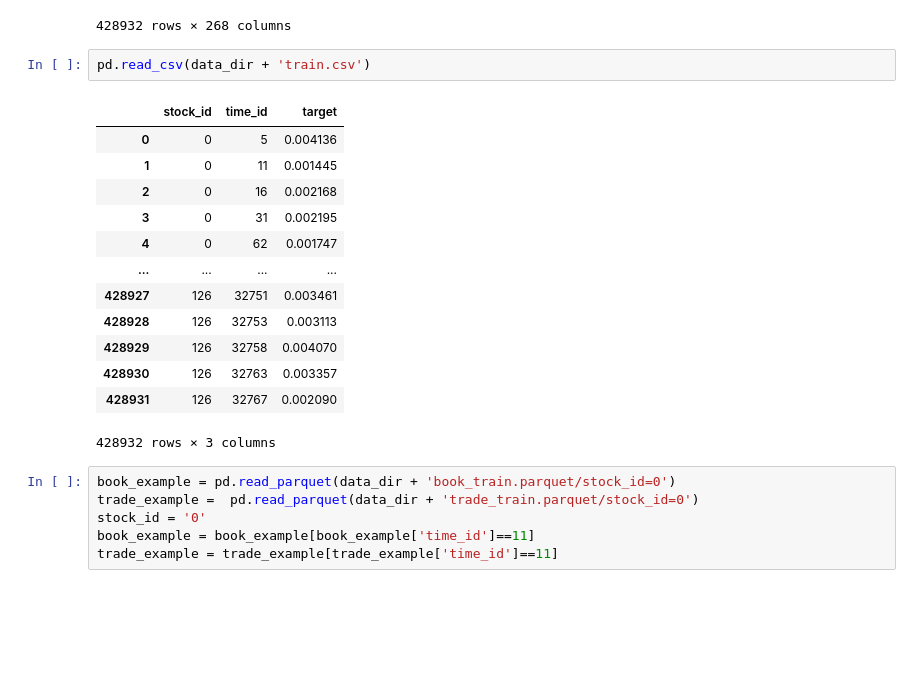
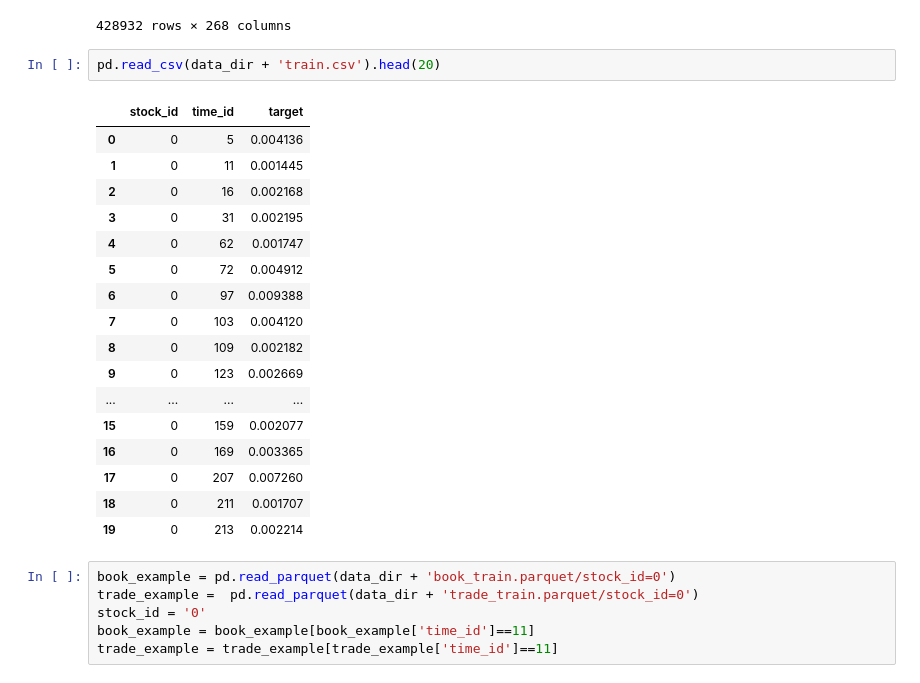
Before and after one commit to eugenusb/Optiver, a Jupyter notebook: Starter.ipynb, the cells around one changed output. Cells and saved outputs as stored; diff of their text form; blank space fills up the shorter version.

```diff
--- a/Starter.ipynb
+++ b/Starter.ipynb
@@ -461,21 +389,25 @@ train
 | 428931 | 126 | 32767 | 0.002090 | 126-32767 | 217.058919 | 1.000272 | 0.000384 | 217.079726 | 1.000367 | 0.000465 | ... |
 428932 rows × 268 columns
 # %%
-pd.read_csv(data_dir + 'train.csv')
+pd.read_csv(data_dir + 'train.csv').head(20)
 # %% [output]
 |  | stock_id | time_id | target |
 | 0 | 0 | 5 | 0.004136 |
 | 1 | 0 | 11 | 0.001445 |
 | 2 | 0 | 16 | 0.002168 |
 | 3 | 0 | 31 | 0.002195 |
 | 4 | 0 | 62 | 0.001747 |
+| 5 | 0 | 72 | 0.004912 |
+| 6 | 0 | 97 | 0.009388 |
+| 7 | 0 | 103 | 0.004120 |
+| 8 | 0 | 109 | 0.002182 |
+| 9 | 0 | 123 | 0.002669 |
 | ... | ... | ... | ... |
-| 428927 | 126 | 32751 | 0.003461 |
-| 428928 | 126 | 32753 | 0.003113 |
-| 428929 | 126 | 32758 | 0.004070 |
-| 428930 | 126 | 32763 | 0.003357 |
-| 428931 | 126 | 32767 | 0.002090 |
+| 15 | 0 | 159 | 0.002077 |
+| 16 | 0 | 169 | 0.003365 |
+| 17 | 0 | 207 | 0.007260 |
+| 18 | 0 | 211 | 0.001707 |
+| 19 | 0 | 213 | 0.002214 |
-428932 rows × 3 columns
 # %%
 book_example = pd.read_parquet(data_dir + 'book_train.parquet/stock_id=0')
 trade_example =  pd.read_parquet(data_dir + 'trade_train.parquet/stock_id=0')
```
Also changed, not shown: parts of 15 cells of this notebook.
